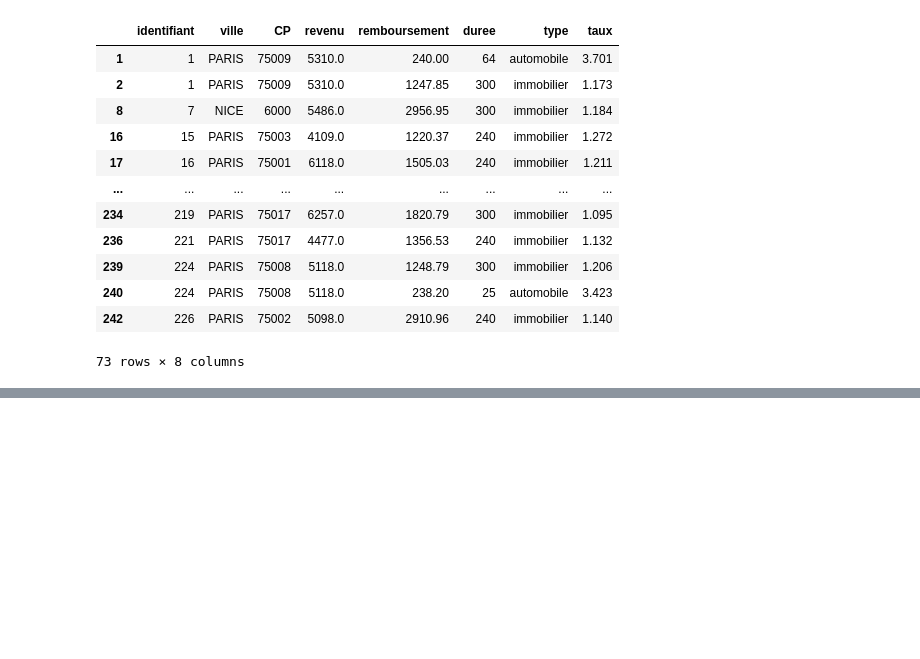
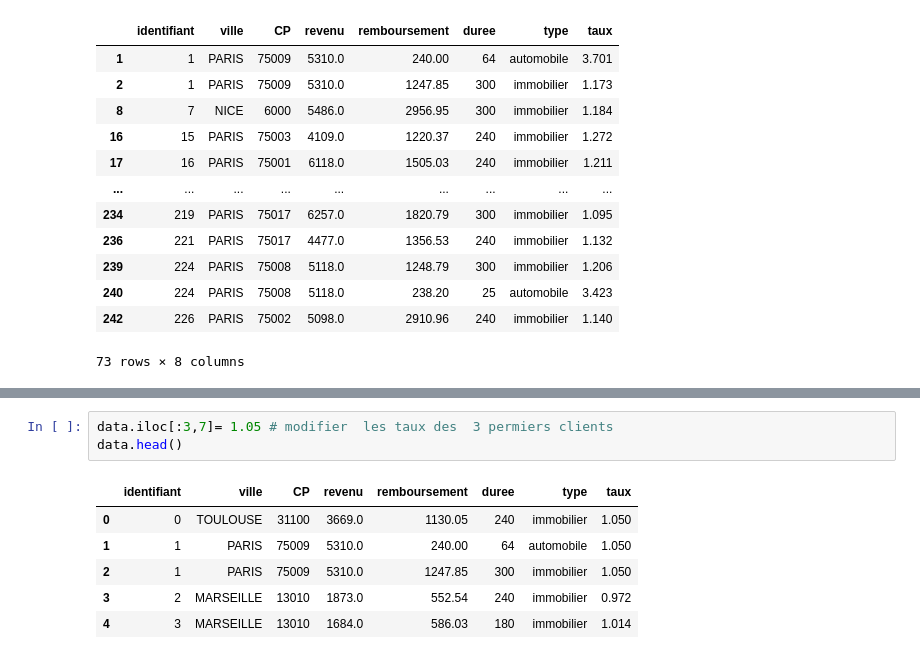
Before and after one commit to Harlequelrah/Learning_data_science, a Jupyter notebook: Learning_data_science/Créez_des_data_frames_avec_Pandas/Filtrez_les_données_du_data_frame.ipynb, the cells around one changed output, grey strips where cells are left out. Saved outputs shown, nothing was run; the diff lists cells and outputs as text; blank space fills up the shorter version.

```diff
--- a/Learning_data_science/Créez_des_data_frames_avec_Pandas/Filtrez_les_données_du_data_frame.ipynb
+++ b/Learning_data_science/Créez_des_data_frames_avec_Pandas/Filtrez_les_données_du_data_frame.ipynb
@@ -197,0 +247,10 @@ data.loc[(data['revenu']>4000 )|(data['type']=='automobile'),:]
+# %%
+data.iloc[:3,7]= 1.05 # modifier  les taux des  3 permiers clients
+data.head()
+# %% [output]
+|  | identifiant | ville | CP | revenu | remboursement | duree | type | taux |
+| 0 | 0 | TOULOUSE | 31100 | 3669.0 | 1130.05 | 240 | immobilier | 1.050 |
+| 1 | 1 | PARIS | 75009 | 5310.0 | 240.00 | 64 | automobile | 1.050 |
+| 2 | 1 | PARIS | 75009 | 5310.0 | 1247.85 | 300 | immobilier | 1.050 |
+| 3 | 2 | MARSEILLE | 13010 | 1873.0 | 552.54 | 240 | immobilier | 0.972 |
+| 4 | 3 | MARSEILLE | 13010 | 1684.0 | 586.03 | 180 | immobilier | 1.014 |
```
Also changed, not shown: parts of 9 cells of this notebook.
